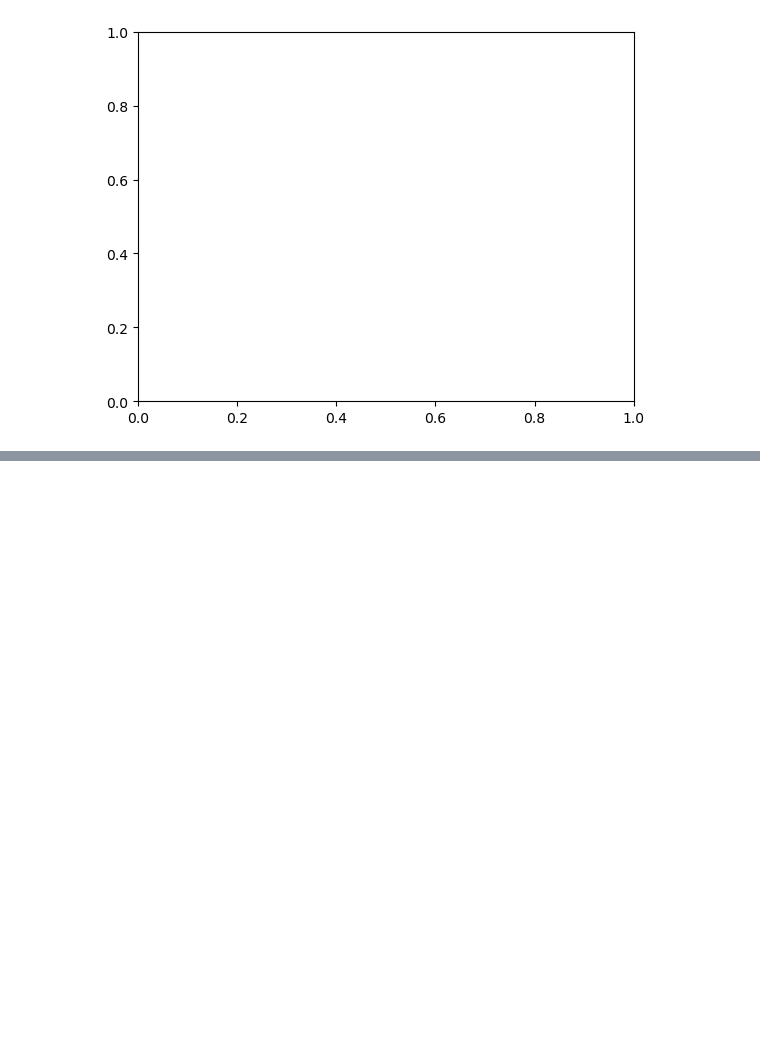
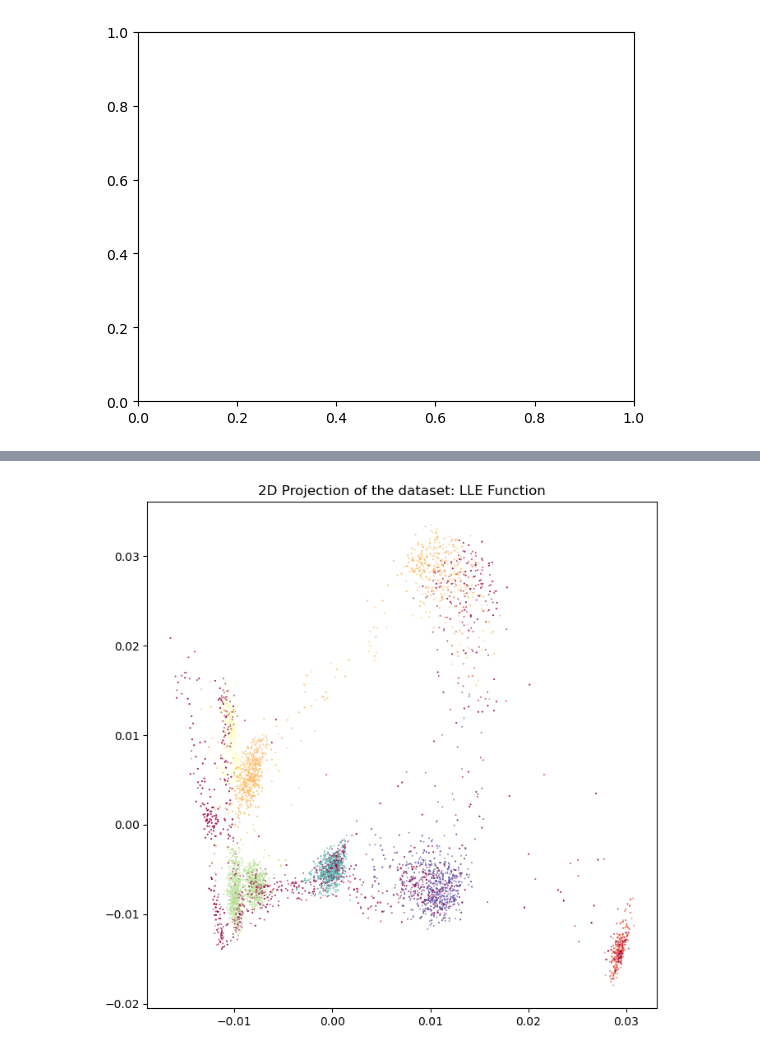
Before and after one commit to seolibek/Tufts2024, a Jupyter notebook: LLE.ipynb, the cells around one changed output, grey strips where cells are left out. Saved outputs shown, nothing was run; the diff lists cells and outputs as text; code cells hidden in the pictures; blank space fills up the shorter version.

Commit message:
Version of LLE with the Class and Functional implementation. Not surprisingly, the values are the same

```diff
--- a/LLE.ipynb
+++ b/LLE.ipynb
@@ -107,0 +119,4 @@ compare_pca(HSI,GT,"Salinas A", True, True)
+# %%
+# lll_fn_projection_2d(HSI,GT,1000)
+embedding,_ = locally_linear_embedding(HSI,n_neighbors=1000,n_components=3)
+embedding
@@ -107,0 +131,9 @@ compare_pca(HSI,GT,"Salinas A", True, True)
+# %%
+def lle_fn_projection_2d(ground_truth,hsi_data = None,num = None):
+    fig, ax = plt.subplots(figsize=(8, 8))
+    ax.scatter(embedding[:, 0], embedding[:, 1], c=ground_truth.ravel(), s=0.1, cmap='Spectral')
+    ax.set_title("2D Projection of the dataset: LLE Function")
+# %%
+lle_fn_projection_2d(GT)
+# %% [output]
+[figure, added]
```
Also changed, not shown: parts of 12 cells of this notebook.
